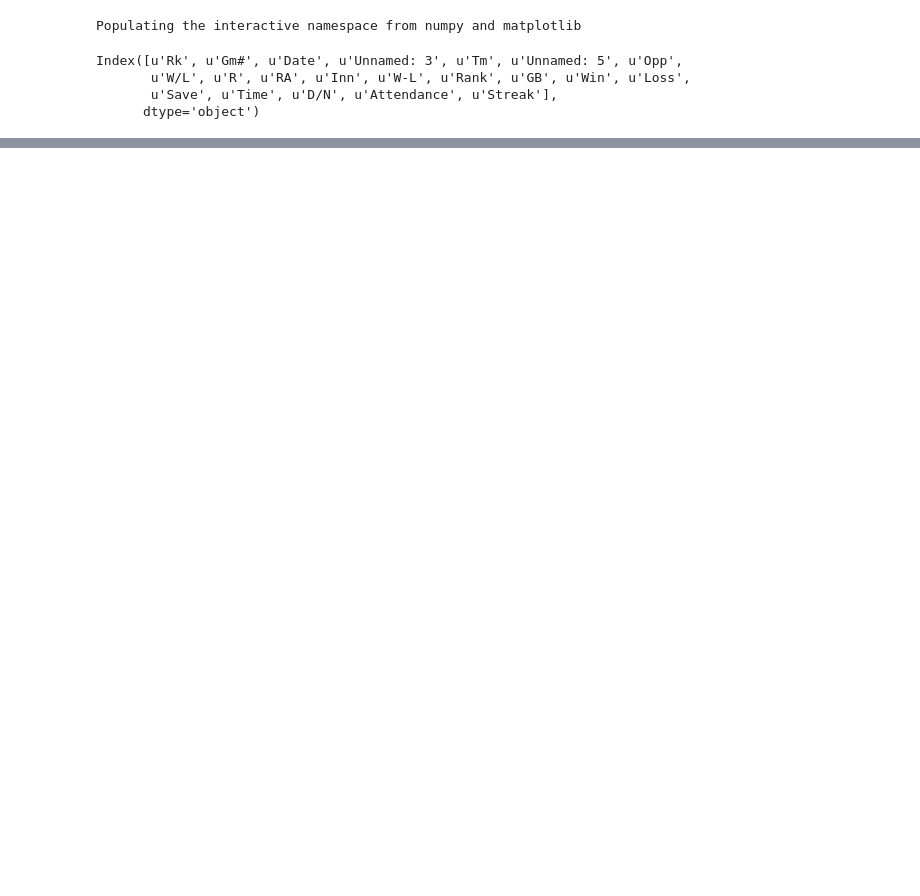
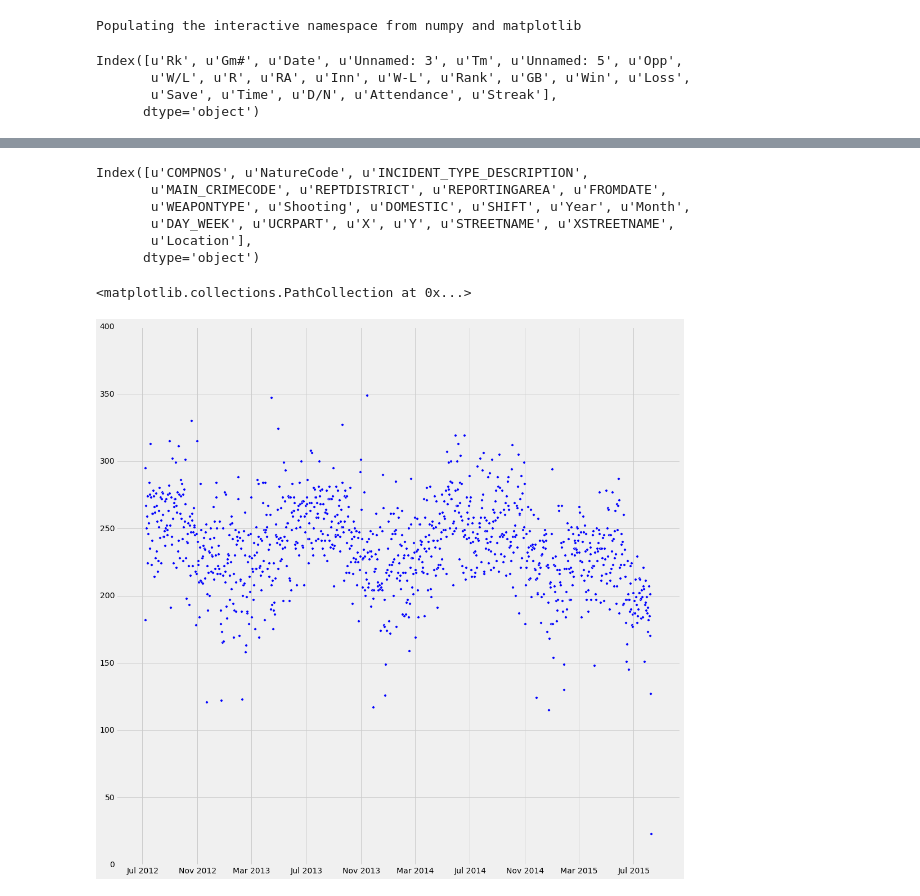
Before and after one commit to docmarionum1/ads_foundations, a Jupyter notebook: Test.ipynb, the cells around one changed output, grey strips where cells are left out. Saved outputs shown, nothing was run; the diff lists cells and outputs as text; code cells hidden in the pictures; blank space fills up the shorter version.

Commit message:
Regression on crime data

```diff
--- a/Test.ipynb
+++ b/Test.ipynb
@@ -87,0 +91,20 @@ abline_plot(model_results=mod, ax=ax, color='red')
+# %%
+def convertDate(d):
+    date = datetime.datetime.strptime(d, '%m/%d/%Y %I:%M:%S %p')
+    return datetime.date(date.year, date.month, date.day)
+# %%
+crimes = pd.read_csv('Crime_Incident_Reports.csv', converters={'FROMDATE': convertDate})
+# %%
+crimes.columns
+# %% [output]
+Index([u'COMPNOS', u'NatureCode', u'INCIDENT_TYPE_DESCRIPTION',
+       u'MAIN_CRIMECODE', u'REPTDISTRICT', u'REPORTINGAREA', u'FROMDATE',
+       u'WEAPONTYPE', u'Shooting', u'DOMESTIC', u'SHIFT', u'Year', u'Month',
+       u'DAY_WEEK', u'UCRPART', u'X', u'Y', u'STREETNAME', u'XSTREETNAME',
+       u'Location'],
+      dtype='object')
+# %%
+#crimes.groupby('FROMDATE').count()
+#crimes['FROMDATE'] = pd.to_datetime(crimes['FROMDATE'], format='%m/%d/%Y %I:%M:%S %p')
+#crimes.FROMDATE
+crimes = crimes.rename(columns = {'FROMDATE': 'Date'})
@@ -87,0 +114,9 @@ abline_plot(model_results=mod, ax=ax, color='red')
+# %%
+groups = crimes.groupby('Date')
+counts = groups.count()['NatureCode']
+# %%
+figure, ax = pl.subplots(figsize=(16,16))
+ax.scatter(crimes.Date.unique(), counts)
+# %% [output]
+<matplotlib.collections.PathCollection at 0x...>
+[figure, added]
```
Also changed, not shown: parts of 11 cells of this notebook, 4 other files.
